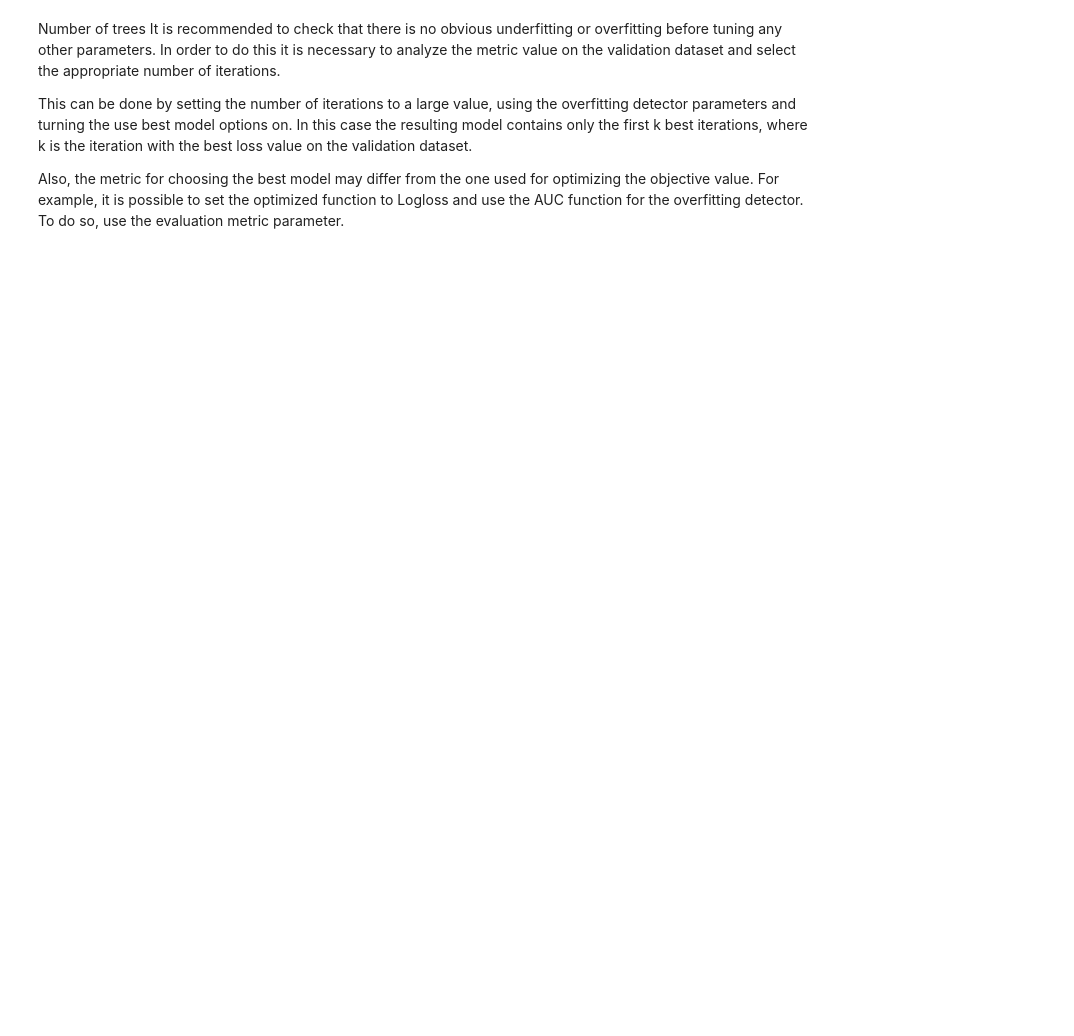
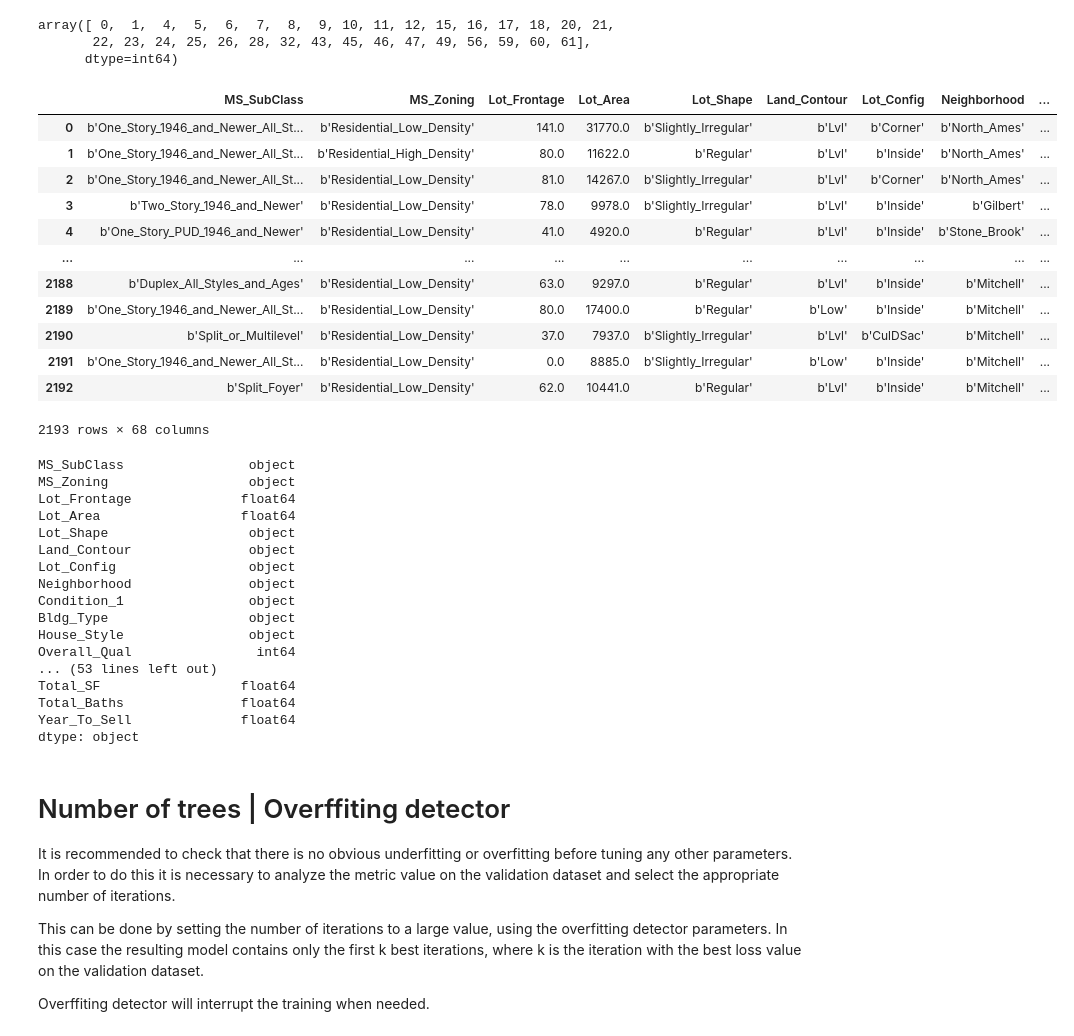
Before and after one commit to RiccardoSale/Ames-Housing-ML-Analysis, a Jupyter notebook: cat_boost.ipynb, the cells around one changed output. Saved outputs shown, nothing was run; the diff lists cells and outputs as text; code cells hidden in the pictures; blank space fills up the shorter version.

Commit message:
ann - catboost

```diff
--- a/cat_boost.ipynb
+++ b/cat_boost.ipynb
@@ -11,7 +46,67 @@ The number of trees is controlled by the starting parameters. To prevent overfit
+# %%
+import catboost as cb
+import numpy as np
+import pandas as pd
+from sklearn.metrics import mean_squared_error
+from sklearn.metrics import r2_score
+import warnings
+warnings.filterwarnings('ignore')
+
+pd.set_option('display.max_rows', 500)
+pd.set_option('display.max_columns', 500)
+pd.set_option('display.width', 1000)
+
+
+X_train = pd.read_csv('x_train_cat.csv')
+X_test = pd.read_csv('x_test_cat.csv')
+y_train = pd.read_csv('y_train_cat.csv')
+y_test = pd.read_csv('y_test_cat.csv')
+
+categorical_features_indices = np.where(X_train.dtypes != np.float)[0]
+display(categorical_features_indices)
+
+train_dataset = cb.Pool(X_train, y_train,cat_features=categorical_features_indices) #pass to cat the indices of categorical features for conversion
+test_dataset = cb.Pool(X_test, y_test,cat_features=categorical_features_indices)
+# %% [output]
+array([ 0,  1,  4,  5,  6,  7,  8,  9, 10, 11, 12, 15, 16, 17, 18, 20, 21,
+       22, 23, 24, 25, 26, 28, 32, 43, 45, 46, 47, 49, 56, 59, 60, 61],
+      dtype=int64)
+|  | MS_SubClass | MS_Zoning | Lot_Frontage | Lot_Area | Lot_Shape | Land_Contour | Lot_Config | Neighborhood | ... |
+| 0 | b'One_Story_1946_and_Newer_All_St... | b'Residential_Low_Density' | 141.0 | 31770.0 | b'Slightly_Irregular' | b'Lvl' | b'Corner' | b'North_Ames' | ... |
+| 1 | b'One_Story_1946_and_Newer_All_St... | b'Residential_High_Density' | 80.0 | 11622.0 | b'Regular' | b'Lvl' | b'Inside' | b'North_Ames' | ... |
+| 2 | b'One_Story_1946_and_Newer_All_St... | b'Residential_Low_Density' | 81.0 | 14267.0 | b'Slightly_Irregular' | b'Lvl' | b'Corner' | b'North_Ames' | ... |
+| 3 | b'Two_Story_1946_and_Newer' | b'Residential_Low_Density' | 78.0 | 9978.0 | b'Slightly_Irregular' | b'Lvl' | b'Inside' | b'Gilbert' | ... |
+| 4 | b'One_Story_PUD_1946_and_Newer' | b'Residential_Low_Density' | 41.0 | 4920.0 | b'Regular' | b'Lvl' | b'Inside' | b'Stone_Brook' | ... |
+| ... | ... | ... | ... | ... | ... | ... | ... | ... | ... |
+| 2188 | b'Duplex_All_Styles_and_Ages' | b'Residential_Low_Density' | 63.0 | 9297.0 | b'Regular' | b'Lvl' | b'Inside' | b'Mitchell' | ... |
+| 2189 | b'One_Story_1946_and_Newer_All_St... | b'Residential_Low_Density' | 80.0 | 17400.0 | b'Regular' | b'Low' | b'Inside' | b'Mitchell' | ... |
+| 2190 | b'Split_or_Multilevel' | b'Residential_Low_Density' | 37.0 | 7937.0 | b'Slightly_Irregular' | b'Lvl' | b'CulDSac' | b'Mitchell' | ... |
+| 2191 | b'One_Story_1946_and_Newer_All_St... | b'Residential_Low_Density' | 0.0 | 8885.0 | b'Slightly_Irregular' | b'Low' | b'Inside' | b'Mitchell' | ... |
+| 2192 | b'Split_Foyer' | b'Residential_Low_Density' | 62.0 | 10441.0 | b'Regular' | b'Lvl' | b'Inside' | b'Mitchell' | ... |
+2193 rows × 68 columns
+MS_SubClass                object
+MS_Zoning                  object
+Lot_Frontage              float64
+Lot_Area                  float64
+Lot_Shape                  object
+Land_Contour               object
+Lot_Config                 object
+Neighborhood               object
+Condition_1                object
+Bldg_Type                  object
+House_Style                object
+Overall_Qual                int64
+... (53 lines left out)
+Total_SF                  float64
+Total_Baths               float64
+Year_To_Sell              float64
+dtype: object
 # %% [markdown]
-Number of trees
+# Number of trees | Overffiting detector
+
 It is recommended to check that there is no obvious underfitting or overfitting before tuning any other parameters. In order to do this it is necessary to analyze the metric value on the validation dataset and select the appropriate number of iterations.
 
-This can be done by setting the number of iterations to a large value, using the overfitting detector parameters and turning the use best model options on. In this case the resulting model contains only the first k best iterations, where k is the iteration with the best loss value on the validation dataset.
+This can be done by setting the number of iterations to a large value, using the overfitting detector parameters.
+In this case the resulting model contains only the first k best iterations, where k is the iteration with the best loss value on the validation dataset.
 
-Also, the metric for choosing the best model may differ from the one used for optimizing the objective value. For example, it is possible to set the optimized function to Logloss and use the AUC function for the overfitting detector. To do so, use the evaluation metric parameter.
+Overffiting detector will interrupt the training when needed.
```
Also changed, not shown: parts of 12 cells of this notebook, 28 other files.
